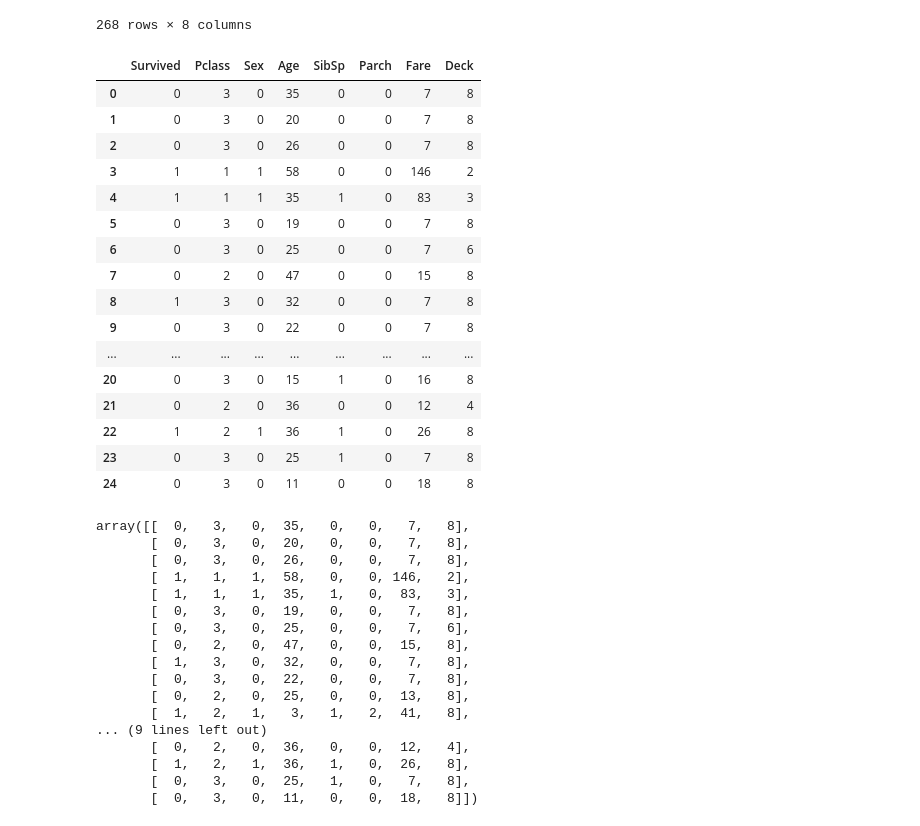
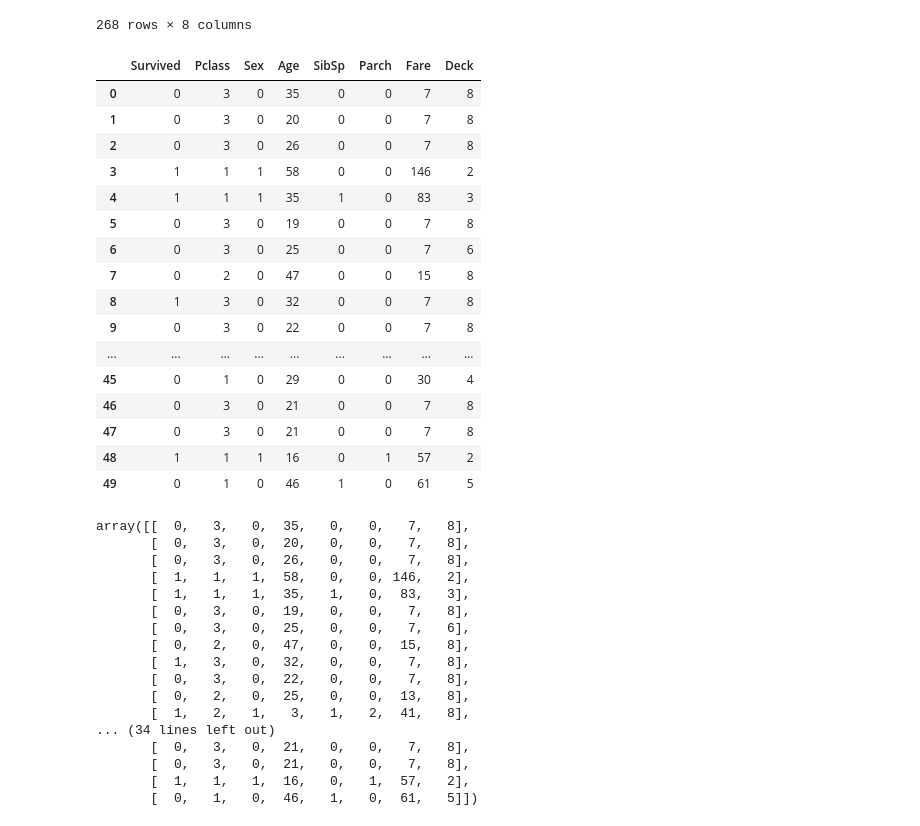
Before and after one commit to udellgroup/interpretable_clustering, a Jupyter notebook: Tree Clustering.ipynb, the cells around one changed output. Cells and saved outputs as stored; diff of their text form; code cells hidden in the pictures.

```diff
--- a/Tree Clustering.ipynb
+++ b/Tree Clustering.ipynb
@@ -93,24 +98,24 @@ y = full_data_test[["clust"]]
 # %%
-small_data_test_no_clust = full_data_test_no_clust.head(25)
+small_data_test_no_clust = full_data_test_no_clust.head(50)
 small_data_test_no_clust
 # %% [output]
 |  | Survived | Pclass | Sex | Age | SibSp | Parch | Fare | Deck |
 | 0 | 0 | 3 | 0 | 35 | 0 | 0 | 7 | 8 |
 | 1 | 0 | 3 | 0 | 20 | 0 | 0 | 7 | 8 |
 | 2 | 0 | 3 | 0 | 26 | 0 | 0 | 7 | 8 |
 | 3 | 1 | 1 | 1 | 58 | 0 | 0 | 146 | 2 |
 | 4 | 1 | 1 | 1 | 35 | 1 | 0 | 83 | 3 |
 | 5 | 0 | 3 | 0 | 19 | 0 | 0 | 7 | 8 |
 | 6 | 0 | 3 | 0 | 25 | 0 | 0 | 7 | 6 |
 | 7 | 0 | 2 | 0 | 47 | 0 | 0 | 15 | 8 |
 | 8 | 1 | 3 | 0 | 32 | 0 | 0 | 7 | 8 |
 | 9 | 0 | 3 | 0 | 22 | 0 | 0 | 7 | 8 |
 | ... | ... | ... | ... | ... | ... | ... | ... | ... |
-| 20 | 0 | 3 | 0 | 15 | 1 | 0 | 16 | 8 |
-| 21 | 0 | 2 | 0 | 36 | 0 | 0 | 12 | 4 |
-| 22 | 1 | 2 | 1 | 36 | 1 | 0 | 26 | 8 |
-| 23 | 0 | 3 | 0 | 25 | 1 | 0 | 7 | 8 |
-| 24 | 0 | 3 | 0 | 11 | 0 | 0 | 18 | 8 |
+| 45 | 0 | 1 | 0 | 29 | 0 | 0 | 30 | 4 |
+| 46 | 0 | 3 | 0 | 21 | 0 | 0 | 7 | 8 |
+| 47 | 0 | 3 | 0 | 21 | 0 | 0 | 7 | 8 |
+| 48 | 1 | 1 | 1 | 16 | 0 | 1 | 57 | 2 |
+| 49 | 0 | 1 | 0 | 46 | 1 | 0 | 61 | 5 |
 # %%
 small_dataset = small_data_test_no_clust.to_numpy()
 small_dataset
@@ -127,8 +132,8 @@ array([[  0,   3,   0,  35,   0,   0,   7,   8],
        [  0,   3,   0,  22,   0,   0,   7,   8],
        [  0,   2,   0,  25,   0,   0,  13,   8],
        [  1,   2,   1,   3,   1,   2,  41,   8],
-... (9 lines left out)
-       [  0,   2,   0,  36,   0,   0,  12,   4],
-       [  1,   2,   1,  36,   1,   0,  26,   8],
-       [  0,   3,   0,  25,   1,   0,   7,   8],
-       [  0,   3,   0,  11,   0,   0,  18,   8]])
+... (34 lines left out)
+       [  0,   3,   0,  21,   0,   0,   7,   8],
+       [  0,   3,   0,  21,   0,   0,   7,   8],
+       [  1,   1,   1,  16,   0,   1,  57,   2],
+       [  0,   1,   0,  46,   1,   0,  61,   5]])
```
Also changed, not shown: parts of 16 cells of this notebook.
